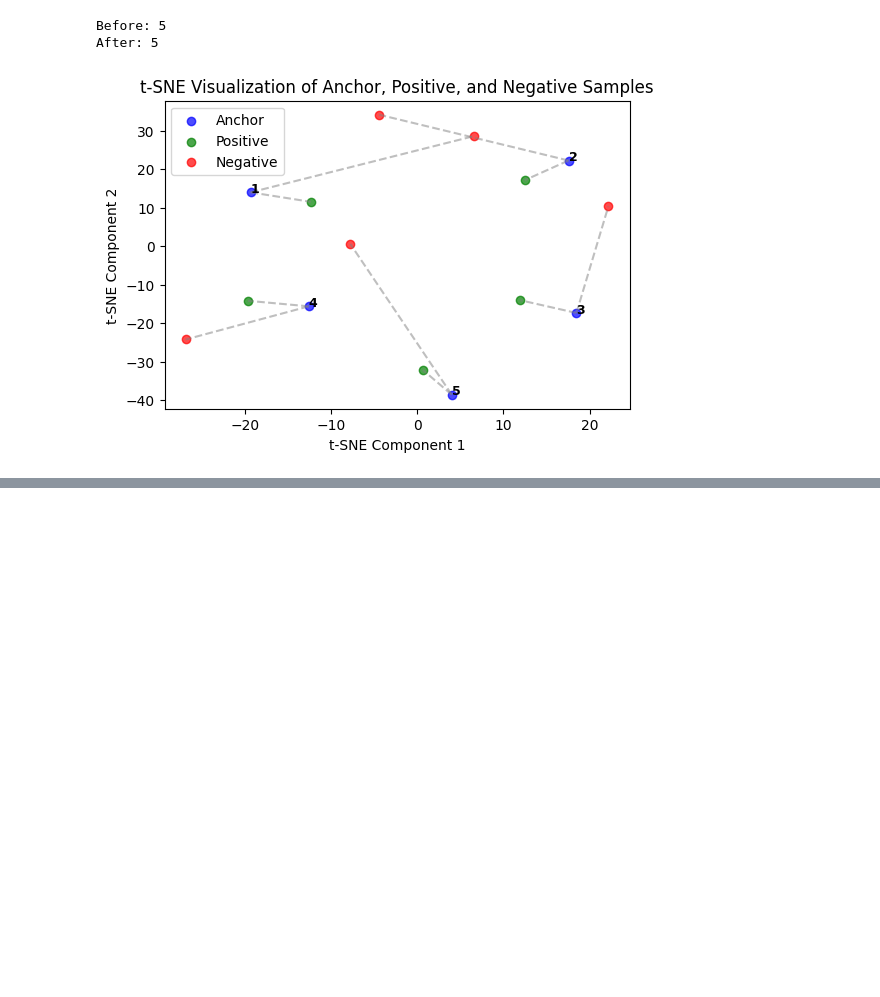
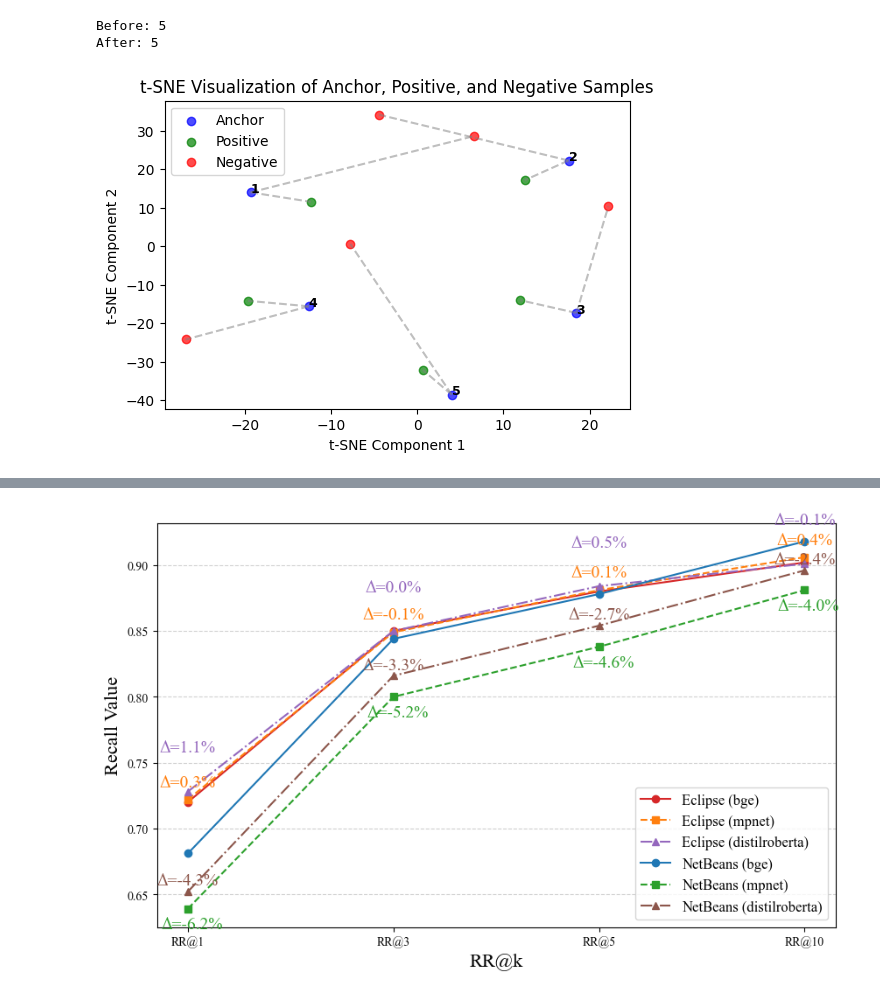
Before and after one commit to afifaniks/dedupt, a Jupyter notebook: src/visualize.ipynb, the cells around one changed output, grey strips where cells are left out. Drawn from its saved outputs; the diff is of its cells as text; code cells hidden in the pictures; blank space fills up the shorter version.

```diff
--- a/src/visualize.ipynb
+++ b/src/visualize.ipynb
@@ -262,0 +371,57 @@ generate_tsne_plot(test_dataset, model_after, num_samples=n_s, random_seed=seed)
+# %%
+import matplotlib.pyplot as plt
+import numpy as np
+
+# Data
+eclipse_mpnet_rr = np.array([0.722, 0.849, 0.881, 0.906])
+eclipse_distilroberta_rr = np.array([0.728, 0.850, 0.884, 0.901])
+eclipse_bge_rr = np.array([0.720, 0.850, 0.880, 0.902])
+
+netbeans_mpnet_rr = np.array([0.639, 0.800, 0.838, 0.881])
+netbeans_distilroberta_rr = np.array([0.652, 0.816, 0.854, 0.896])
+netbeans_bge_rr = np.array([0.681, 0.844, 0.878, 0.918])
+
+rr_labels = ["RR@1", "RR@3", "RR@5", "RR@10"]
+x = np.arange(len(rr_labels))
+
+# Compute Percentage Deltas (compared to bge)
+delta_eclipse_mpnet = ((eclipse_mpnet_rr - eclipse_bge_rr) / eclipse_bge_rr) * 100
+delta_eclipse_distilroberta = ((eclipse_distilroberta_rr - eclipse_bge_rr) / eclipse_bge_rr) * 100
+
+delta_netbeans_mpnet = ((netbeans_mpnet_rr - netbeans_bge_rr) / netbeans_bge_rr) * 100
+delta_netbeans_distilroberta = ((netbeans_distilroberta_rr - netbeans_bge_rr) / netbeans_bge_rr) * 100
+
+# Plot
+plt.figure(figsize=(10, 6))
+
+# Eclipse Lines (Warm Colors)
+plt.plot(x, eclipse_bge_rr, marker='o', linestyle='-', label='Eclipse (bge)', color='#D62728')  # Red
+plt.plot(x, eclipse_mpnet_rr, marker='s', linestyle='--', label='Eclipse (mpnet)', color='#FF7F0E')  # Orange
+plt.plot(x, eclipse_distilroberta_rr, marker='^', linestyle='-.', label='Eclipse (distilroberta)', color='#9467BD')  # Purple
+
+# NetBeans Lines (Cool Colors)
+plt.plot(x, netbeans_bge_rr, marker='o', linestyle='-', label='NetBeans (bge)', color='#1F77B4')  # Blue
+plt.plot(x, netbeans_mpnet_rr, marker='s', linestyle='--', label='NetBeans (mpnet)', color='#2CA02C')  # Green
+plt.plot(x, netbeans_distilroberta_rr, marker='^', linestyle='-.', label='NetBeans (distilroberta)', color='#8C564B')  # Brown
+
+# Add Percentage Delta Annotations (Compared to BGE)
+for i in range(len(rr_labels)):
+    # Eclipse
+    plt.text(x[i], eclipse_mpnet_rr[i] + 0.01, f"Δ={delta_eclipse_mpnet[i]:.1f}%", ha='center', fontsize=14, color='#FF7F0E')
+    plt.text(x[i], eclipse_distilroberta_rr[i] + 0.03, f"Δ={delta_eclipse_distilroberta[i]:.1f}%", ha='center', fontsize=14, color='#9467BD')
+
+    # NetBeans
+    plt.text(x[i] + 0.02, netbeans_mpnet_rr[i] - 0.015, f"Δ={delta_netbeans_mpnet[i]:.1f}%", ha='center', fontsize=14, color='#2CA02C')
+    plt.text(x[i], netbeans_distilroberta_rr[i] + 0.005, f"Δ={delta_netbeans_distilroberta[i]:.1f}%", ha='center', fontsize=14, color='#8C564B')
+
+# Labels and title
+plt.xticks(x, rr_labels)
+plt.xlabel("RR@k", fontsize=16)
+plt.ylabel("Recall Value", fontsize=16)
+plt.legend(fontsize=12, loc="lower right")
+plt.grid(axis='y', linestyle='dashed', alpha=0.6)
+
+plt.savefig("rr-vs-embedding-models.pdf", dpi=300, bbox_inches='tight', pad_inches=0)
+plt.show()
+# %% [output]
+[figure, added]
```
Also changed, not shown: parts of 10 cells of this notebook.
